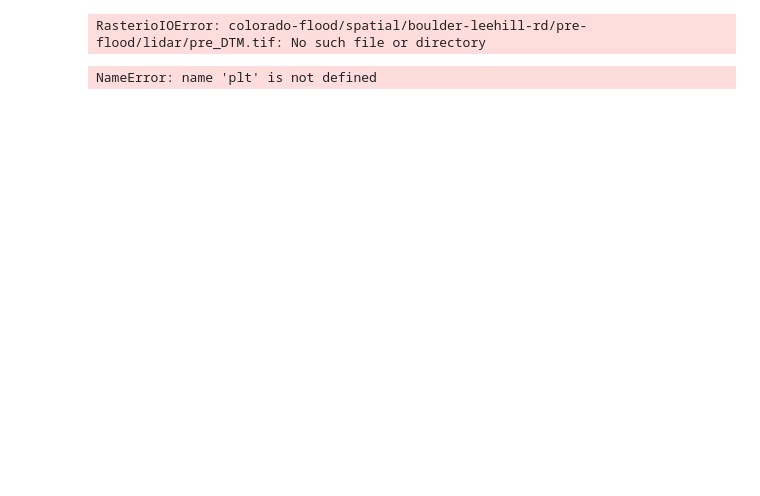
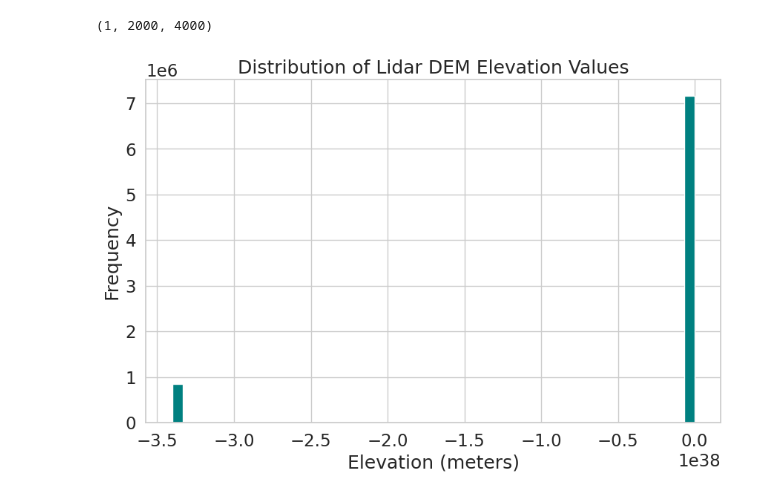
Before and after one commit to aperez14/gis606-02-lab3, a Jupyter notebook: 3.2 plot_histogram.ipynb, the cells around one changed output. Cells and saved outputs as stored; diff of their text form; code cells hidden in the pictures; blank space fills up the shorter version.

```diff
--- a/3.2 plot_histogram.ipynb
+++ b/3.2 plot_histogram.ipynb
@@ -1,31 +1,32 @@
 # %%
 import os
-import matplotlib.pyplot as pit
+import matplotlib.pyplot as plt
 import seaborn as sns
 import numpy as np
 import rioxarray as rxr
 import earthpy as et
 
-#os.chir(os.path.join{et.io.HOME, "earth-analaytics", "data"})
+os.chdir(os.path.join(et.io.HOME, "earth-analytics", "data"))
 
-sns.set(font_scale=1.5, style="white")
+sns.set(font_scale=1.5, style="whitegrid")
 # %%
 lidar_dem_path = os.path.join("colorado-flood", "spatial", "boulder-leehill-rd", "pre-flood", "lidar", "pre_DTM.tif")
 
-lidar_dem_in = rxr.open_rasterio(lidar_dem_path)
+lidar_dem_im = rxr.open_rasterio(lidar_dem_path)
 
-lidar_dem_in.shape
+lidar_dem_im.shape
 
 #result (1, 2000, 4000)
 # %% [output]
-RasterioIOError: colorado-flood/spatial/boulder-leehill-rd/pre-flood/lidar/pre_DTM.tif: No such file or directory
+(1, 2000, 4000)
 # %%
 f, ax = plt.subplots(figsize=(10,6))
 
-lidar_dem_in.plot.hist(ax=ax, color="teal", bins="")
+lidar_dem_im.plot.hist(ax=ax, color="teal", bins=50)
 
-ax.set(title="Distribution of Lidar DEM Elevation Values", xlabel="Elevation(meters)", ylabel="Frequency")
+ax.set(title="Distribution of Lidar DEM Elevation Values", xlabel="Elevation (meters)", ylabel="Frequency")
+
 plt.show()
 # %% [output]
-NameError: name 'plt' is not defined
+[figure, added]
 # %%
```
Also changed, not shown: parts of 2 cells of this notebook.
